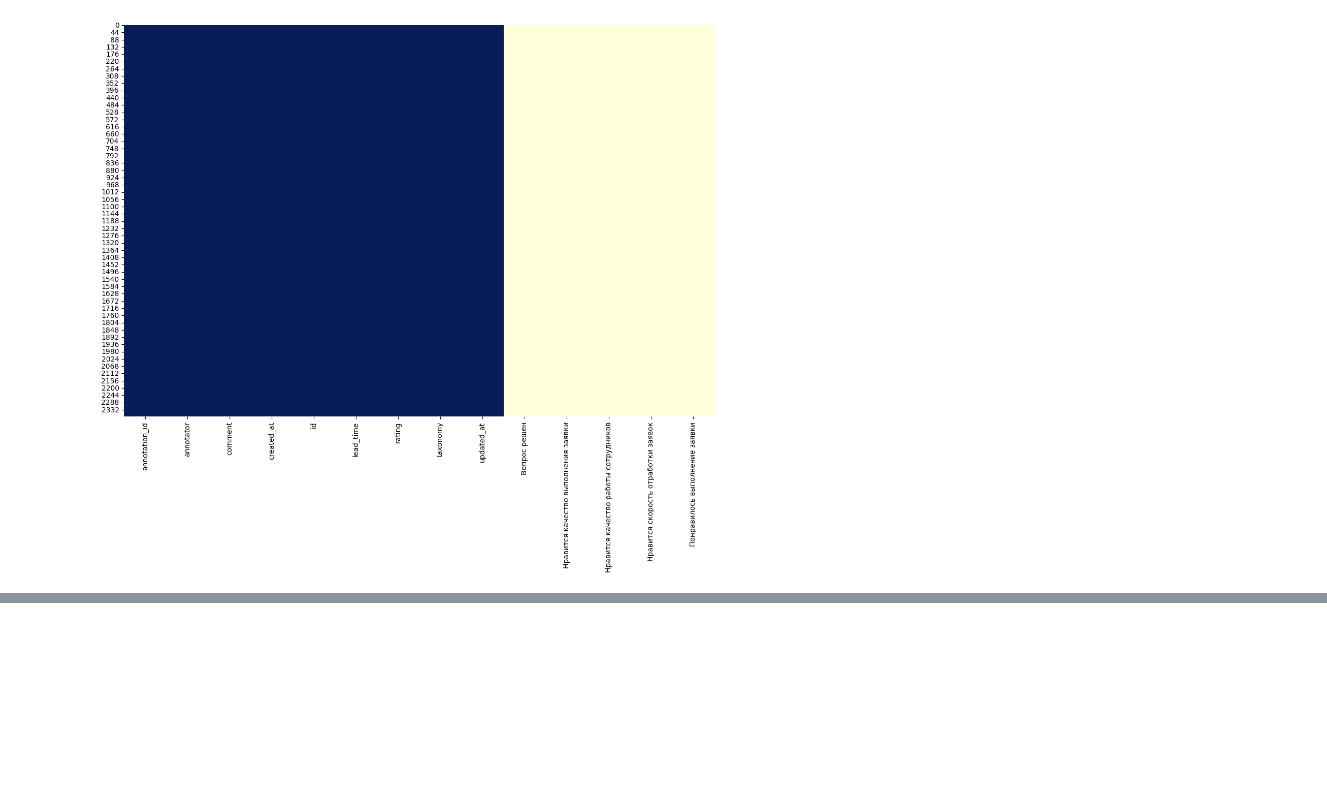
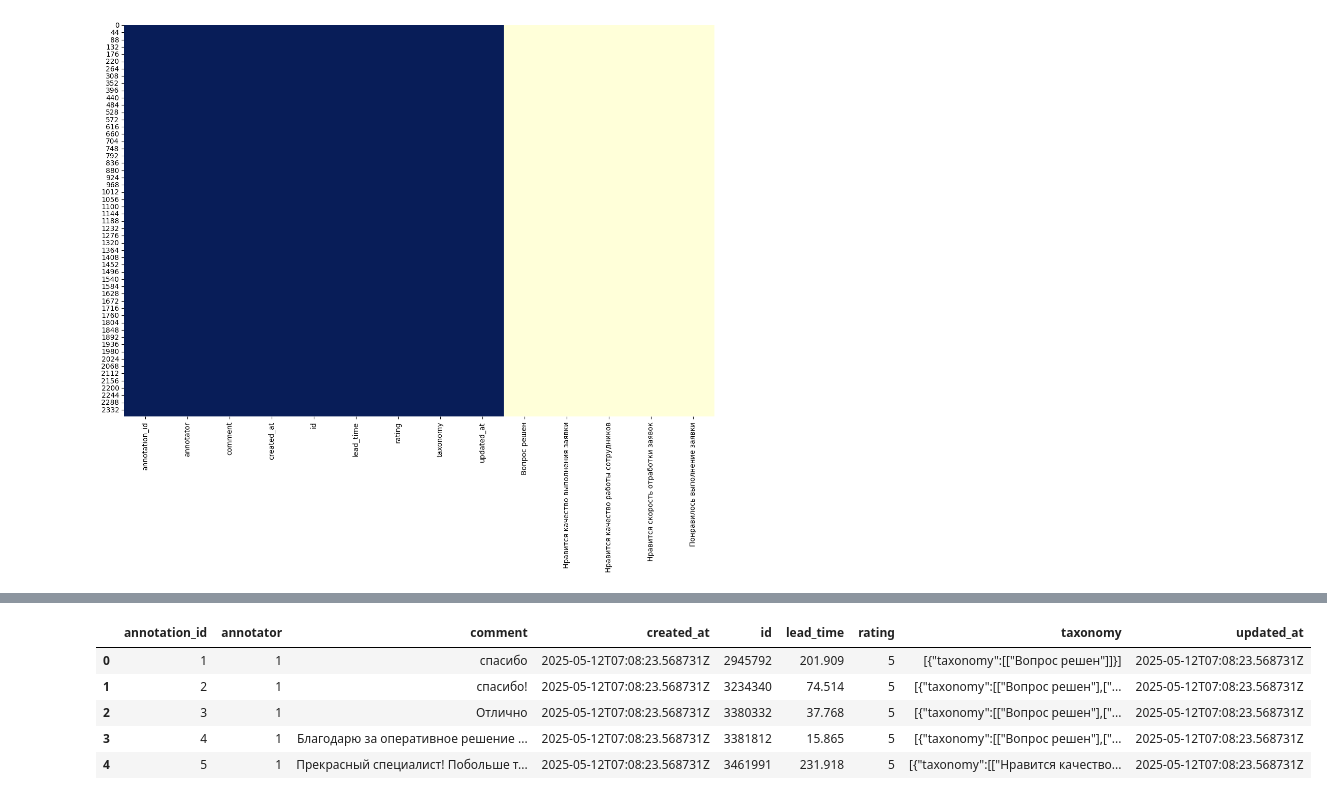
Before and after one commit to linkkdm/intens4, a Jupyter notebook: main.ipynb, the cells around one changed output, grey strips where cells are left out. Saved outputs shown, nothing was run; the diff lists cells and outputs as text; code cells hidden in the pictures; blank space fills up the shorter version.

```diff
--- a/main.ipynb
+++ b/main.ipynb
@@ -4,7 +4,7 @@ import numpy as np
 import matplotlib.pyplot as plt
 import seaborn as sns
 # %%
-df = pd.read_csv('project-10-at-2025-05-12-13-57-b4818013.csv')
+df = pd.read_csv('data.csv')
 # %%
 df.head()
 # %% [output]
@@ -25,0 +46,3 @@ df.dropna(axis=1, how='all', inplace=True)
+# %%
+# Удаляем строки с некоректными коментарии
+df.dropna(inplace=True)
@@ -25,0 +62,9 @@ df.dropna(axis=1, how='all', inplace=True)
+# %%
+df.head()
+# %% [output]
+|  | annotation_id | annotator | comment | created_at | id | lead_time | rating | taxonomy | updated_at |
+| 0 | 1 | 1 | спасибо | 2025-05-12T07:08:23.568731Z | 2945792 | 201.909 | 5 | [{"taxonomy":[["Вопрос решен"]]}] | 2025-05-12T07:08:23.568731Z |
+| 1 | 2 | 1 | спасибо! | 2025-05-12T07:08:23.568731Z | 3234340 | 74.514 | 5 | [{"taxonomy":[["Вопрос решен"],["... | 2025-05-12T07:08:23.568731Z |
+| 2 | 3 | 1 | Отлично | 2025-05-12T07:08:23.568731Z | 3380332 | 37.768 | 5 | [{"taxonomy":[["Вопрос решен"],["... | 2025-05-12T07:08:23.568731Z |
+| 3 | 4 | 1 | Благодарю за оперативное решение ... | 2025-05-12T07:08:23.568731Z | 3381812 | 15.865 | 5 | [{"taxonomy":[["Вопрос решен"],["... | 2025-05-12T07:08:23.568731Z |
+| 4 | 5 | 1 | Прекрасный специалист! Побольше т... | 2025-05-12T07:08:23.568731Z | 3461991 | 231.918 | 5 | [{"taxonomy":[["Нравится качество... | 2025-05-12T07:08:23.568731Z |
```
Also changed, not shown: parts of 5 cells of this notebook, 1 other file.
